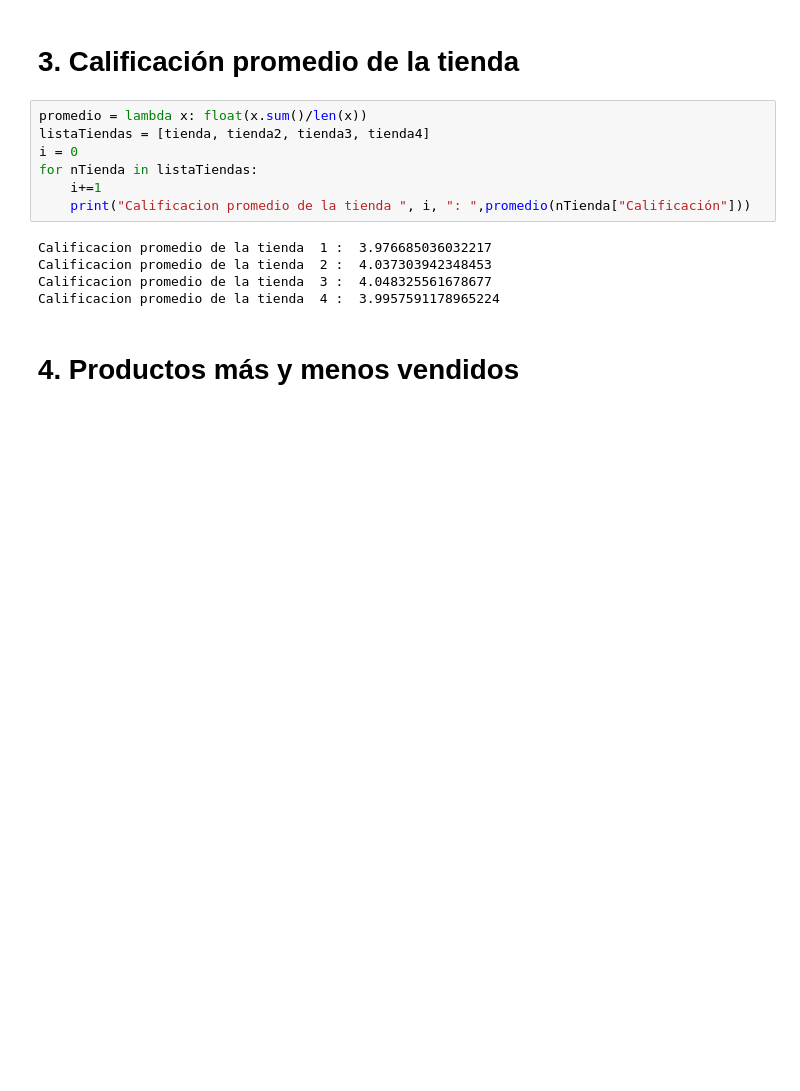
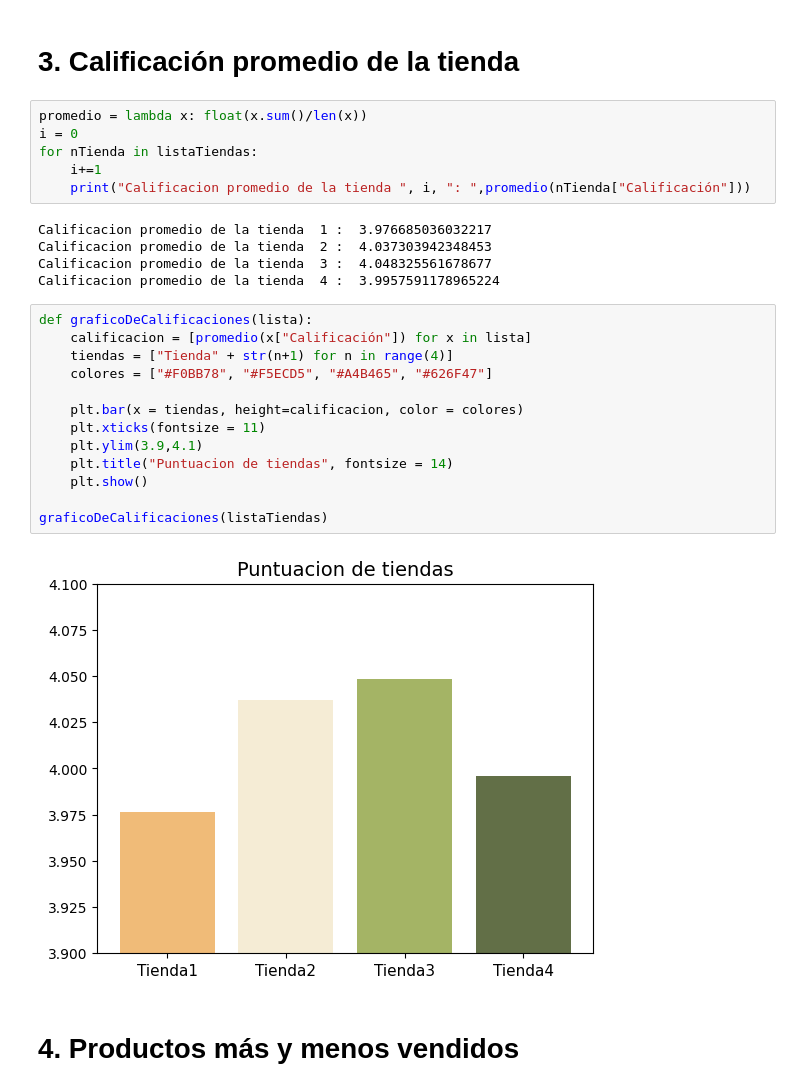
Before and after one commit to Alvaro-GF/AluraStoreProyect, a Jupyter notebook: AluraStoreProyect.ipynb, the cells around one changed output. Cells and saved outputs as stored; diff of their text form; blank space fills up the shorter version.

Commit message:
Adicion de graficos y arreglos de codigo

```diff
--- a/AluraStoreProyect.ipynb
+++ b/AluraStoreProyect.ipynb
@@ -80,7 +100,6 @@ graficoDeVentas(contador(tienda, False))
 # 3. Calificación promedio de la tienda
 # %%
 promedio = lambda x: float(x.sum()/len(x))
-listaTiendas = [tienda, tienda2, tienda3, tienda4]
 i = 0
 for nTienda in listaTiendas:
     i+=1
@@ -90,6 +109,21 @@ Calificacion promedio de la tienda  1 :  3.976685036032217
 Calificacion promedio de la tienda  2 :  4.037303942348453
 Calificacion promedio de la tienda  3 :  4.048325561678677
 Calificacion promedio de la tienda  4 :  3.9957591178965224
+# %%
+def graficoDeCalificaciones(lista):
+    calificacion = [promedio(x["Calificación"]) for x in lista]
+    tiendas = ["Tienda" + str(n+1) for n in range(4)]
+    colores = ["#F0BB78", "#F5ECD5", "#A4B465", "#626F47"]
+
+    plt.bar(x = tiendas, height=calificacion, color = colores)
+    plt.xticks(fontsize = 11)
+    plt.ylim(3.9,4.1)
+    plt.title("Puntuacion de tiendas", fontsize = 14)
+    plt.show()
+
+graficoDeCalificaciones(listaTiendas)
+# %% [output]
+[figure, added]
 # %% [markdown]
 # 4. Productos más y menos vendidos
 # %%
```
Also changed, not shown: parts of 8 cells of this notebook.
